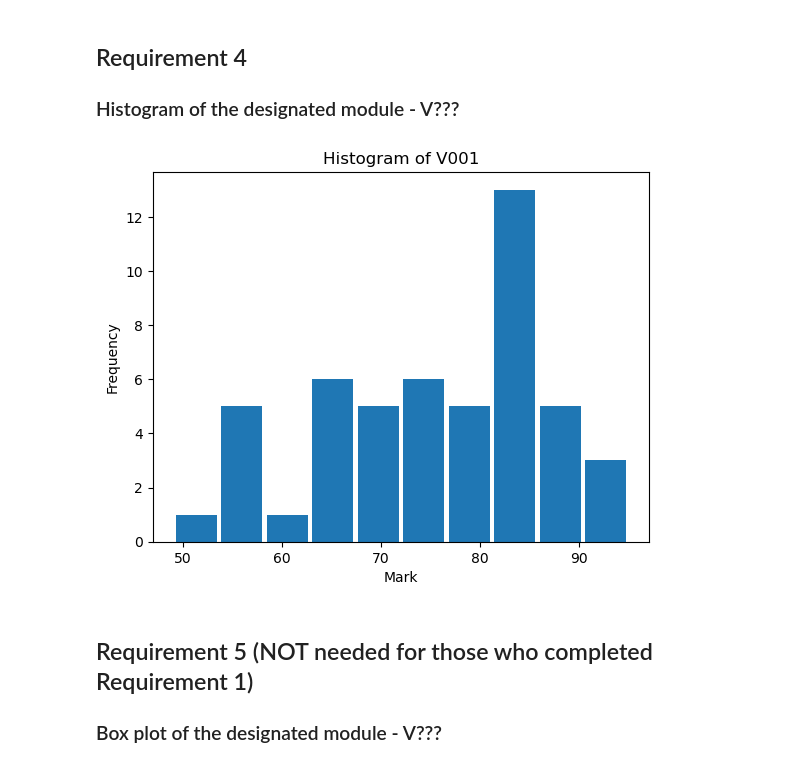
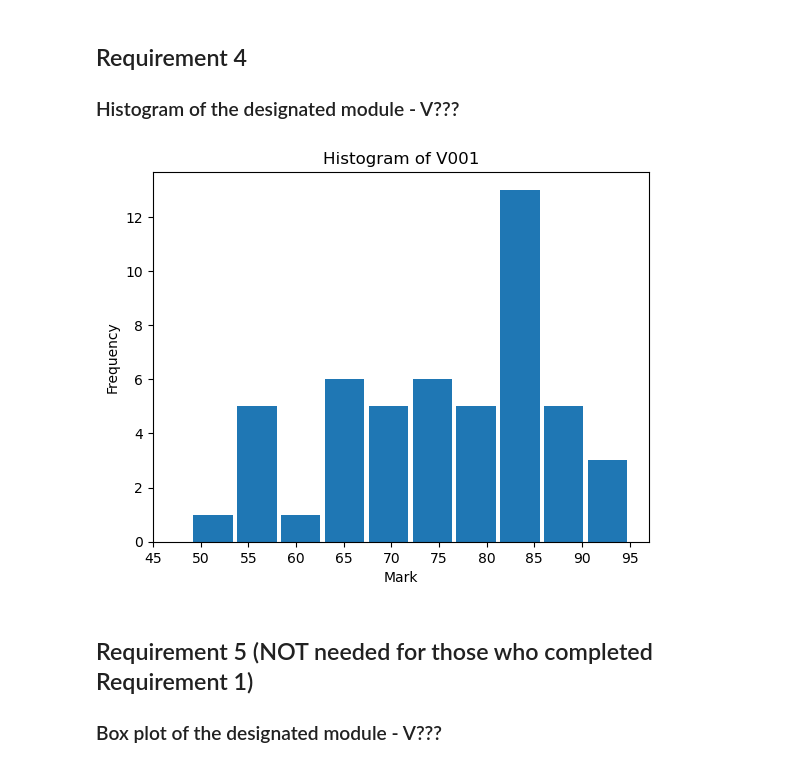
Before and after one commit to wingyeung0317/EEE4463, a Jupyter notebook: BD_Labs_V3/Lab6/YeungWing_MPBD.ipynb, the cells around one changed output. Cells and saved outputs as stored; diff of their text form; code cells hidden in the pictures.

```diff
--- a/BD_Labs_V3/Lab6/YeungWing_MPBD.ipynb
+++ b/BD_Labs_V3/Lab6/YeungWing_MPBD.ipynb
@@ -157,11 +164,14 @@ import matplotlib.pyplot as plt
 # %%
 plt.hist(all5SemDF_noNaN['V001'], rwidth=0.9) # rwidth is added for the space between the bars, better visibility
 plt.xlabel('Mark')
 plt.ylabel('Frequency')
+#set x axis range and step
+left, right = plt.xlim()
+plt.xticks(range(int(left)-1, int(right)+1, 5))
 plt.title('Histogram of V001')
 plt.show()
 # %% [output]
-[figure, old version]
+[figure, new version]
 # %% [markdown]
 ## Requirement 5 (NOT needed for those who completed Requirement 1)
 ### Box plot of the designated module - V???
```
Also changed, not shown: parts of 21 cells of this notebook, 6 other files.
